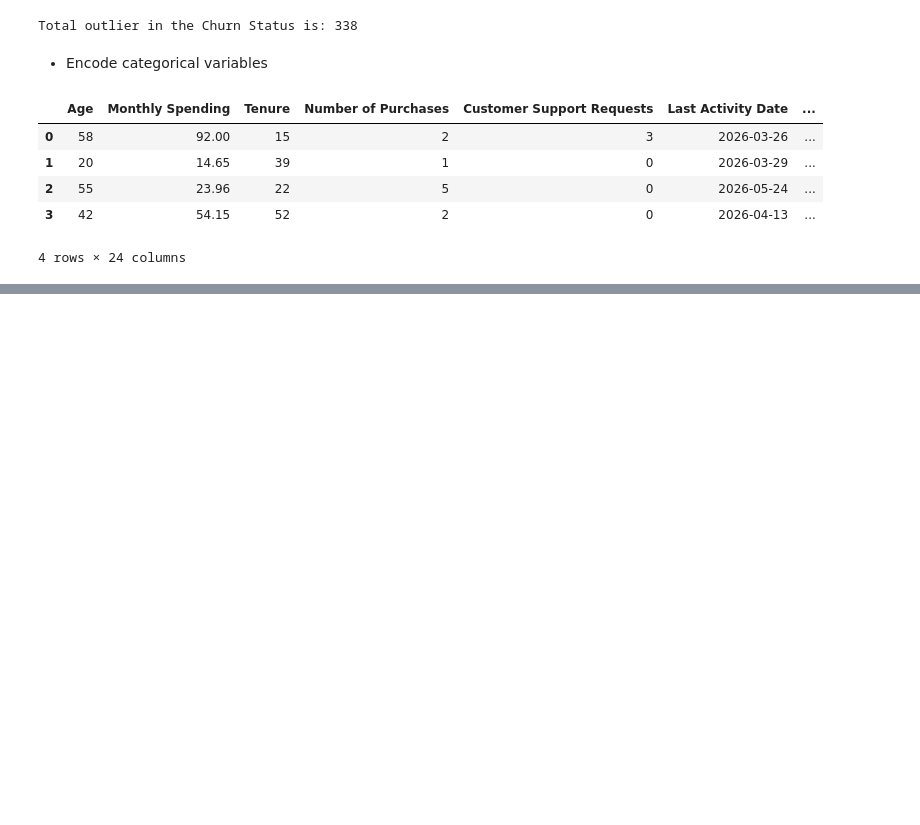
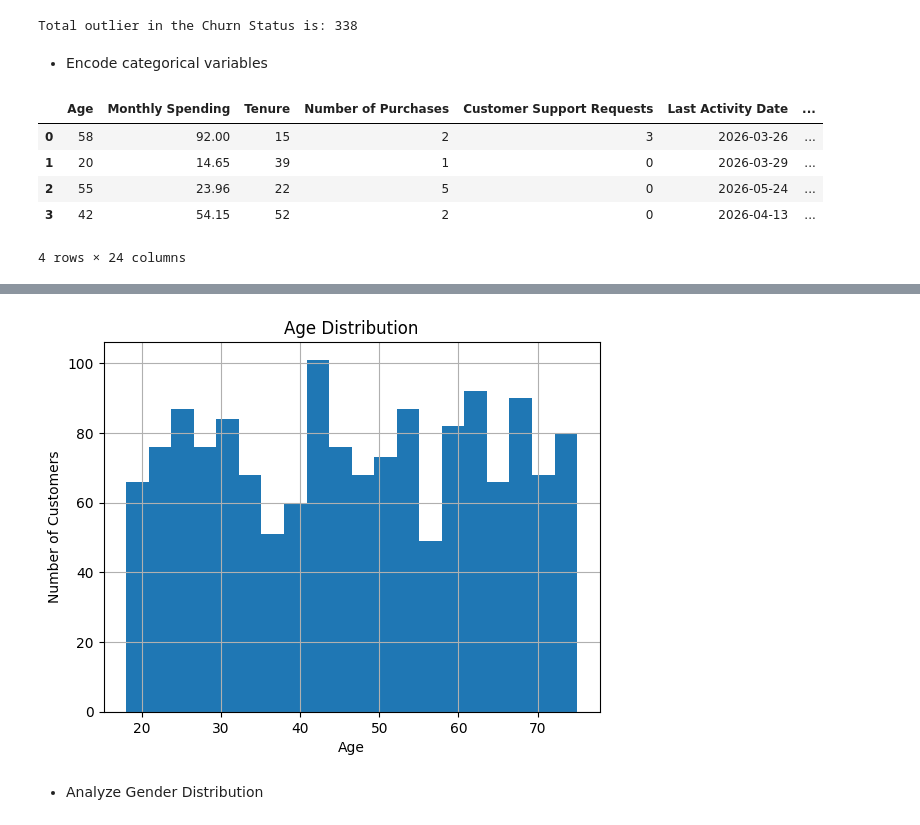
Before and after one commit to mudasir1144/Customer-Churn-Prediction-System, a Jupyter notebook: index.ipynb, the cells around one changed output, grey strips where cells are left out. Cells and saved outputs as stored; diff of their text form; code cells hidden in the pictures; blank space fills up the shorter version.

Commit message:
On visualization

```diff
--- a/index.ipynb
+++ b/index.ipynb
@@ -102,0 +100,8 @@ ValueError: Found input variables with inconsistent numbers of samples: [1498, 1
+# %%
+scaler = StandardScaler()
+
+numerical_cols = ['Monthly Spending']
+
+dataset[numerical_cols] = scaler.fit_transform(dataset[numerical_cols])
+
+dataset[numerical_cols]
@@ -102,0 +138,10 @@ ValueError: Found input variables with inconsistent numbers of samples: [1498, 1
+# %%
+dataset['Age'].hist(bins=20)
+plt.title('Age Distribution')
+plt.xlabel('Age')
+plt.ylabel('Number of Customers')
+plt.show()
+# %% [output]
+[figure, added]
+# %% [markdown]
+- Analyze Gender Distribution
```
Also changed, not shown: parts of 11 cells of this notebook.
